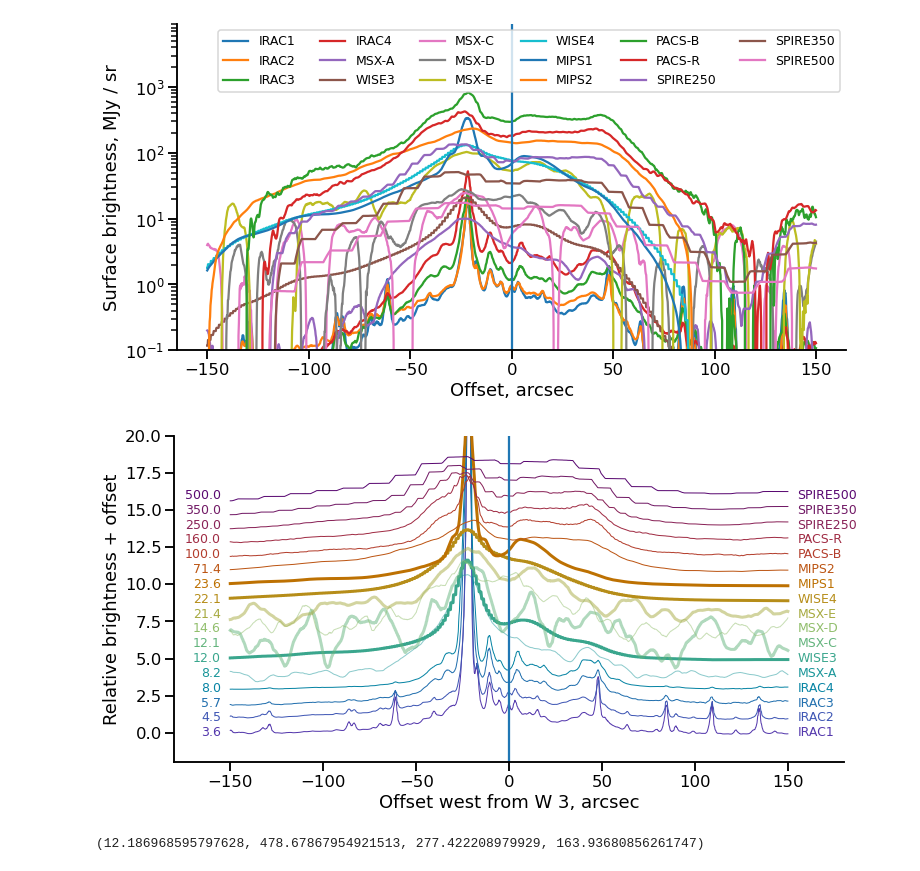
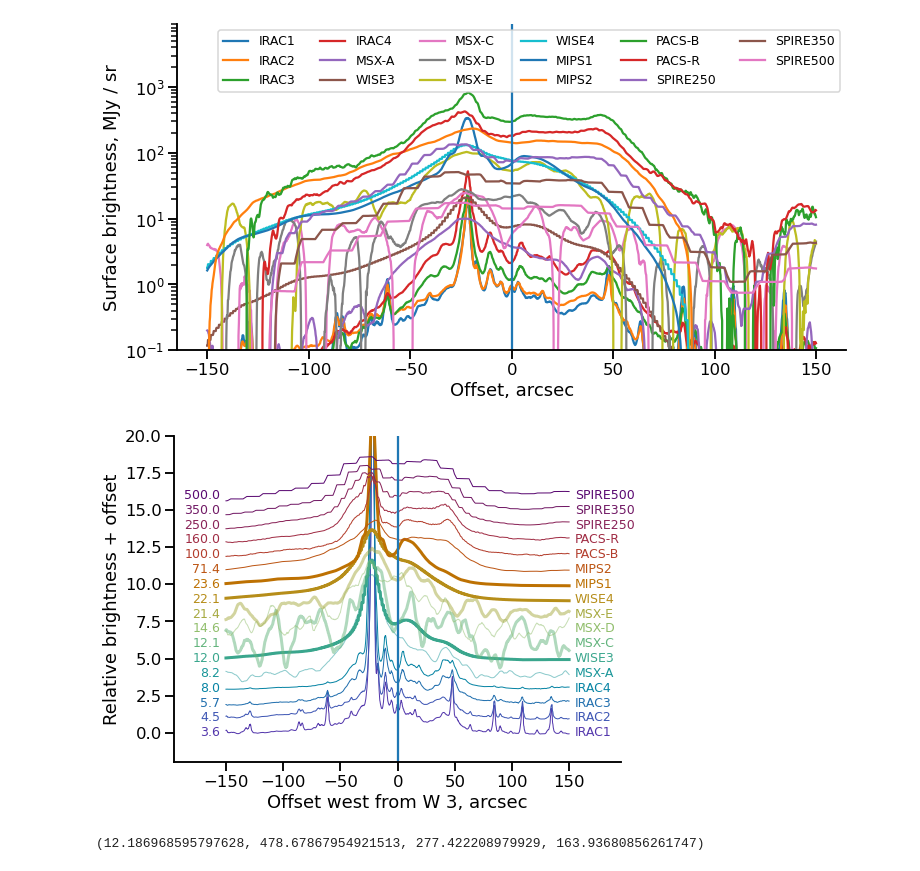
Before and after one commit to will-henney/muse-hii-regions, a Jupyter notebook: notebooks/11-00-ngc346-infrared.ipynb, the cells around one changed output. Cells and saved outputs as stored; diff of their text form; code cells hidden in the pictures.

```diff
--- a/notebooks/11-00-ngc346-infrared.ipynb
+++ b/notebooks/11-00-ngc346-infrared.ipynb
@@ -158,36 +158,36 @@ sns.despine();
 # %%
 goodbands = "WISE3", "MSX-E", "MSX-C", "WISE4", "MIPS1"
 # %%
-fig, ax = plt.subplots(figsize=(12, 6))
+fig, ax = plt.subplots(figsize=(8, 6))
 # Take N colors from named colormap in [0.15, 0.85] range in HEX
 colors = cmr.take_cmap_colors(
     'cmr.infinity',
     len(irdata),
     cmap_range=(0.1, 1.0),
     return_fmt='hex'
 )
 offset = 0.0
 for irim, color in zip(irdata.values(), colors):
     lw = 3.0 if irim.label in goodbands else 1.0
     alpha = 0.5 if "MSX" in irim.label else 1.0
     norm = np.mean(irim.profile.data)
     ax.plot(irim.pos, offset + irim.profile / norm, color=color, lw=lw, alpha=alpha)
     ax.text(155.0, offset, irim.label, va="center", fontsize="x-small", color=color)
     ax.text(-155.0, offset, f"{irim.wav:.1f}", ha="right", va="center", fontsize="x-small", color=color)
     offset += 1.0
 #ax.legend(ncol=6, fontsize="x-small")
 ax.axvline(0.0)
 ax.set(
     xlabel="Offset west from W 3, arcsec",
     ylabel="Relative brightness + offset",
     yscale="linear",
     ylim=[-2.0, 3.0 + offset],
-    xlim=[-180, 180],
+    xlim=[-195, 195],
 )
 sns.despine()
 fig.savefig("../figs/ngc346-infrared-profiles.pdf");
 # %% [output]
-[figure, old version]
+[figure, new version]
 # %%
 x = irdata["IRAC1"]
 x.boxflux, x.bgflux, x.bgsig, x.bgsigi
```
Also changed, not shown: 7 other files.
